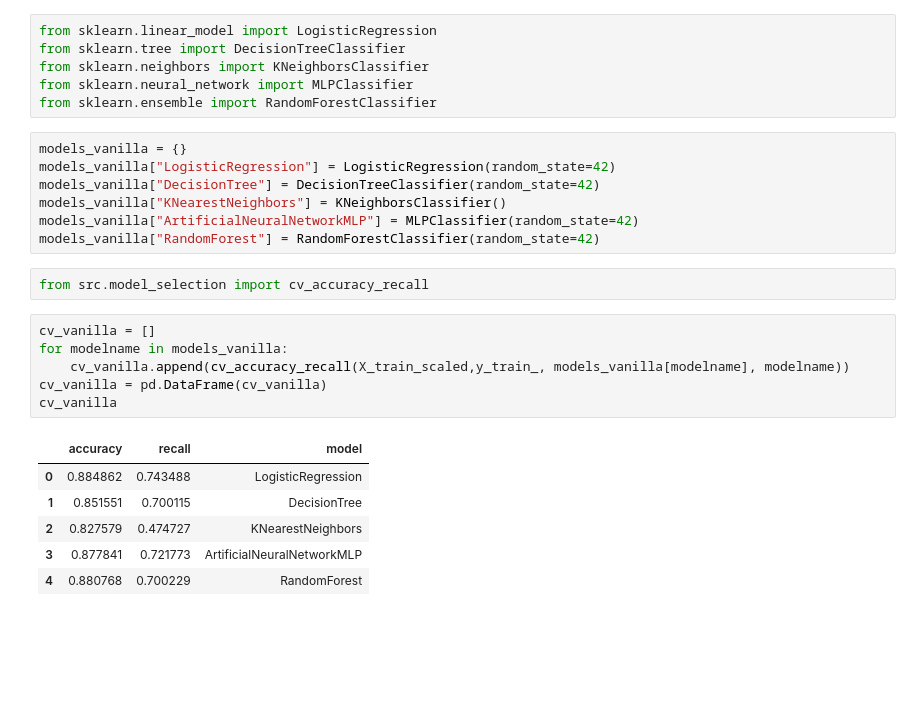
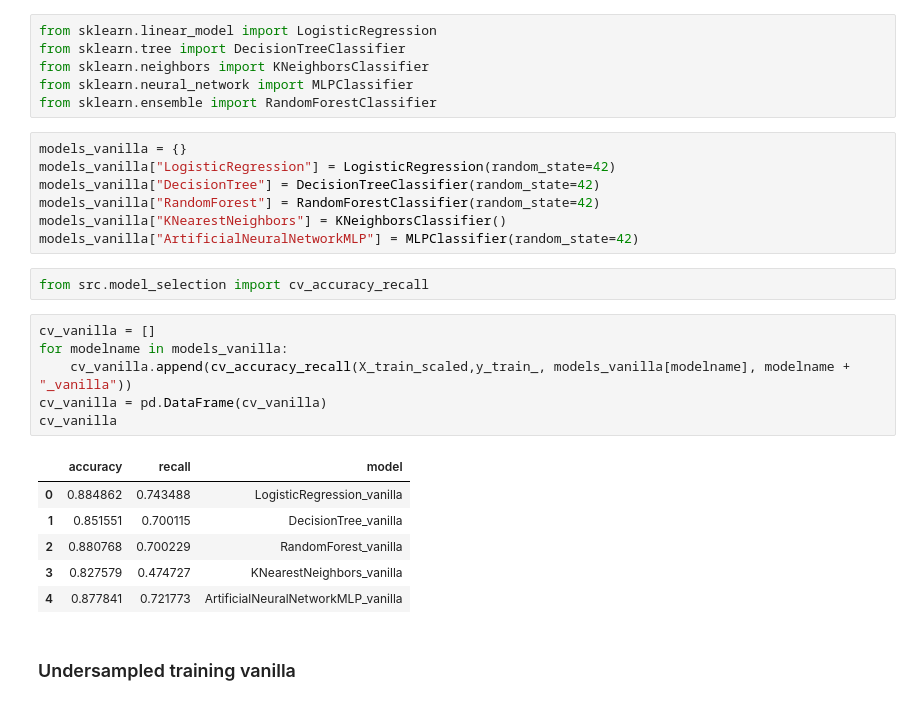
Before and after one commit to AlexanderBusa/ProgettoTeam2, a Jupyter notebook: meta_model.ipynb, the cells around one changed output. Cells and saved outputs as stored; diff of their text form; blank space fills up the shorter version.

Commit message:
compare vanilla models and oversampled vanilla models

```diff
--- a/meta_model.ipynb
+++ b/meta_model.ipynb
@@ -305,21 +266,23 @@ from sklearn.ensemble import RandomForestClassifier
 models_vanilla = {}
 models_vanilla["LogisticRegression"] = LogisticRegression(random_state=42)
 models_vanilla["DecisionTree"] = DecisionTreeClassifier(random_state=42)
+models_vanilla["RandomForest"] = RandomForestClassifier(random_state=42)
 models_vanilla["KNearestNeighbors"] = KNeighborsClassifier()
 models_vanilla["ArtificialNeuralNetworkMLP"] = MLPClassifier(random_state=42)
-models_vanilla["RandomForest"] = RandomForestClassifier(random_state=42)
 # %%
 from src.model_selection import cv_accuracy_recall
 # %%
 cv_vanilla = []
 for modelname in models_vanilla:
-    cv_vanilla.append(cv_accuracy_recall(X_train_scaled,y_train_, models_vanilla[modelname], modelname))
+    cv_vanilla.append(cv_accuracy_recall(X_train_scaled,y_train_, models_vanilla[modelname], modelname + "_vanilla"))
 cv_vanilla = pd.DataFrame(cv_vanilla)
 cv_vanilla
 # %% [output]
 |  | accuracy | recall | model |
-| 0 | 0.884862 | 0.743488 | LogisticRegression |
-| 1 | 0.851551 | 0.700115 | DecisionTree |
-| 2 | 0.827579 | 0.474727 | KNearestNeighbors |
-| 3 | 0.877841 | 0.721773 | ArtificialNeuralNetworkMLP |
-| 4 | 0.880768 | 0.700229 | RandomForest |
+| 0 | 0.884862 | 0.743488 | LogisticRegression_vanilla |
+| 1 | 0.851551 | 0.700115 | DecisionTree_vanilla |
+| 2 | 0.880768 | 0.700229 | RandomForest_vanilla |
+| 3 | 0.827579 | 0.474727 | KNearestNeighbors_vanilla |
+| 4 | 0.877841 | 0.721773 | ArtificialNeuralNetworkMLP_vanilla |
+# %% [markdown]
+### Undersampled training vanilla
```
Also changed, not shown: parts of 24 cells of this notebook.
